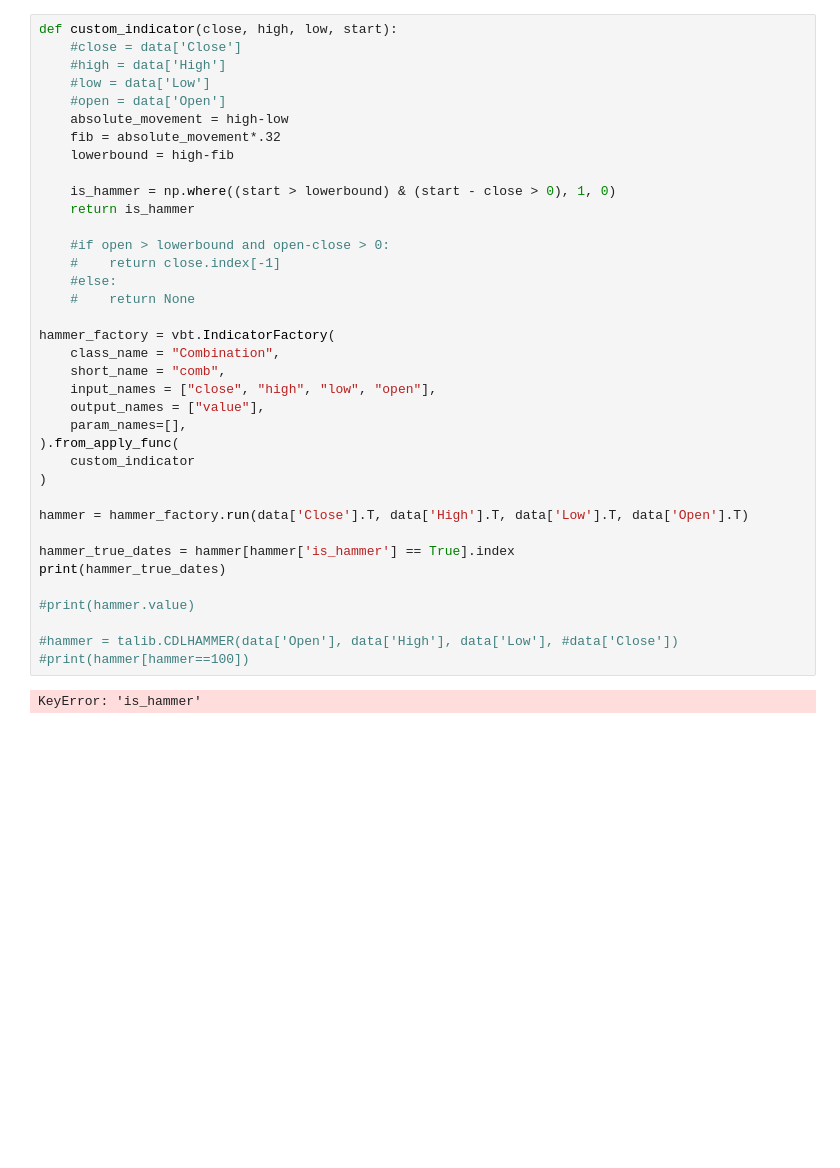
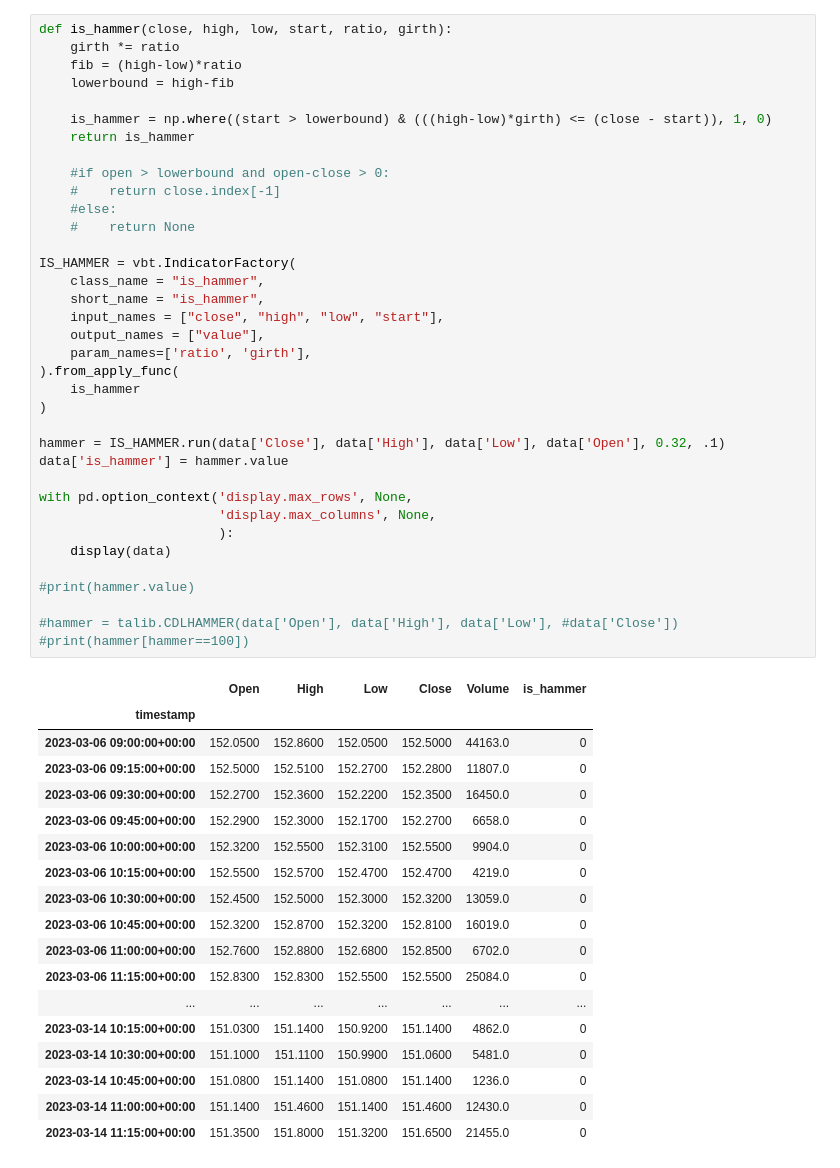
Before and after one commit to hejonathan/money, a Jupyter notebook: hammer.ipynb, the cells around one changed output. Cells and saved outputs as stored; diff of their text form; blank space fills up the shorter version.

```diff
--- a/hammer.ipynb
+++ b/hammer.ipynb
@@ -23,39 +42,55 @@ AttributeError: type object 'DOMWidget' has no attribute '_ipython_display_'
 # %%
-def custom_indicator(close, high, low, start):
-    #close = data['Close']
-    #high = data['High']
-    #low = data['Low']
-    #open = data['Open']
-    absolute_movement = high-low
-    fib = absolute_movement*.32
+def is_hammer(close, high, low, start, ratio, girth):
+    girth *= ratio
+    fib = (high-low)*ratio
     lowerbound = high-fib
 
-    is_hammer = np.where((start > lowerbound) & (start - close > 0), 1, 0)
+    is_hammer = np.where((start > lowerbound) & (((high-low)*girth) <= (close - start)), 1, 0)
     return is_hammer
 
     #if open > lowerbound and open-close > 0:
     #    return close.index[-1]
     #else:
     #    return None
 
-hammer_factory = vbt.IndicatorFactory(
-    class_name = "Combination",
-    short_name = "comb",
-    input_names = ["close", "high", "low", "open"],
+IS_HAMMER = vbt.IndicatorFactory(
+    class_name = "is_hammer",
+    short_name = "is_hammer",
+    input_names = ["close", "high", "low", "start"],
     output_names = ["value"],
-    param_names=[],
+    param_names=['ratio', 'girth'],
 ).from_apply_func(
-    custom_indicator
+    is_hammer
 )
 
-hammer = hammer_factory.run(data['Close'].T, data['High'].T, data['Low'].T, data['Open'].T)
+hammer = IS_HAMMER.run(data['Close'], data['High'], data['Low'], data['Open'], 0.32, .1)
+data['is_hammer'] = hammer.value
 
-hammer_true_dates = hammer[hammer['is_hammer'] == True].index
-print(hammer_true_dates)
+with pd.option_context('display.max_rows', None,
+                       'display.max_columns', None,
+                       ):
+    display(data)
 
 #print(hammer.value)
 
 #hammer = talib.CDLHAMMER(data['Open'], data['High'], data['Low'], #data['Close'])
 #print(hammer[hammer==100])
 # %% [output]
-KeyError: 'is_hammer'
+|  | Open | High | Low | Close | Volume | is_hammer |
+| timestamp |  |  |  |  |  |  |
+| 2023-03-06 09:00:00+00:00 | 152.0500 | 152.8600 | 152.0500 | 152.5000 | 44163.0 | 0 |
+| 2023-03-06 09:15:00+00:00 | 152.5000 | 152.5100 | 152.2700 | 152.2800 | 11807.0 | 0 |
+| 2023-03-06 09:30:00+00:00 | 152.2700 | 152.3600 | 152.2200 | 152.3500 | 16450.0 | 0 |
+| 2023-03-06 09:45:00+00:00 | 152.2900 | 152.3000 | 152.1700 | 152.2700 | 6658.0 | 0 |
+| 2023-03-06 10:00:00+00:00 | 152.3200 | 152.5500 | 152.3100 | 152.5500 | 9904.0 | 0 |
+| 2023-03-06 10:15:00+00:00 | 152.5500 | 152.5700 | 152.4700 | 152.4700 | 4219.0 | 0 |
+| 2023-03-06 10:30:00+00:00 | 152.4500 | 152.5000 | 152.3000 | 152.3200 | 13059.0 | 0 |
+| 2023-03-06 10:45:00+00:00 | 152.3200 | 152.8700 | 152.3200 | 152.8100 | 16019.0 | 0 |
+| 2023-03-06 11:00:00+00:00 | 152.7600 | 152.8800 | 152.6800 | 152.8500 | 6702.0 | 0 |
+| 2023-03-06 11:15:00+00:00 | 152.8300 | 152.8300 | 152.5500 | 152.5500 | 25084.0 | 0 |
+| ... | ... | ... | ... | ... | ... | ... |
+| 2023-03-14 10:15:00+00:00 | 151.0300 | 151.1400 | 150.9200 | 151.1400 | 4862.0 | 0 |
+| 2023-03-14 10:30:00+00:00 | 151.1000 | 151.1100 | 150.9900 | 151.0600 | 5481.0 | 0 |
+| 2023-03-14 10:45:00+00:00 | 151.0800 | 151.1400 | 151.0800 | 151.1400 | 1236.0 | 0 |
+| 2023-03-14 11:00:00+00:00 | 151.1400 | 151.4600 | 151.1400 | 151.4600 | 12430.0 | 0 |
+| 2023-03-14 11:15:00+00:00 | 151.3500 | 151.8000 | 151.3200 | 151.6500 | 21455.0 | 0 |
```
Also changed, not shown: parts of 3 cells of this notebook, 1 other file.
